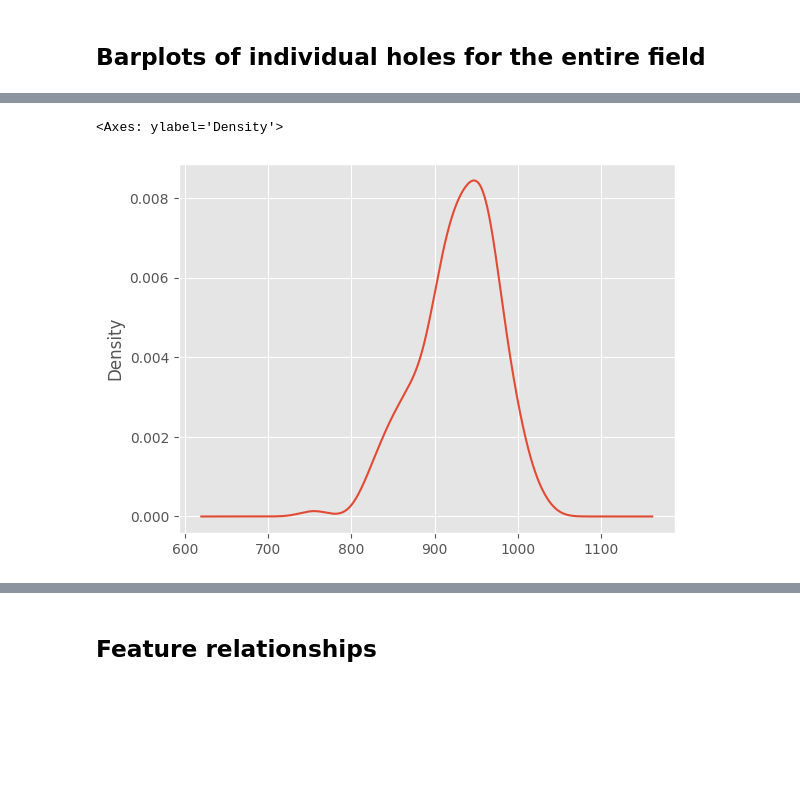
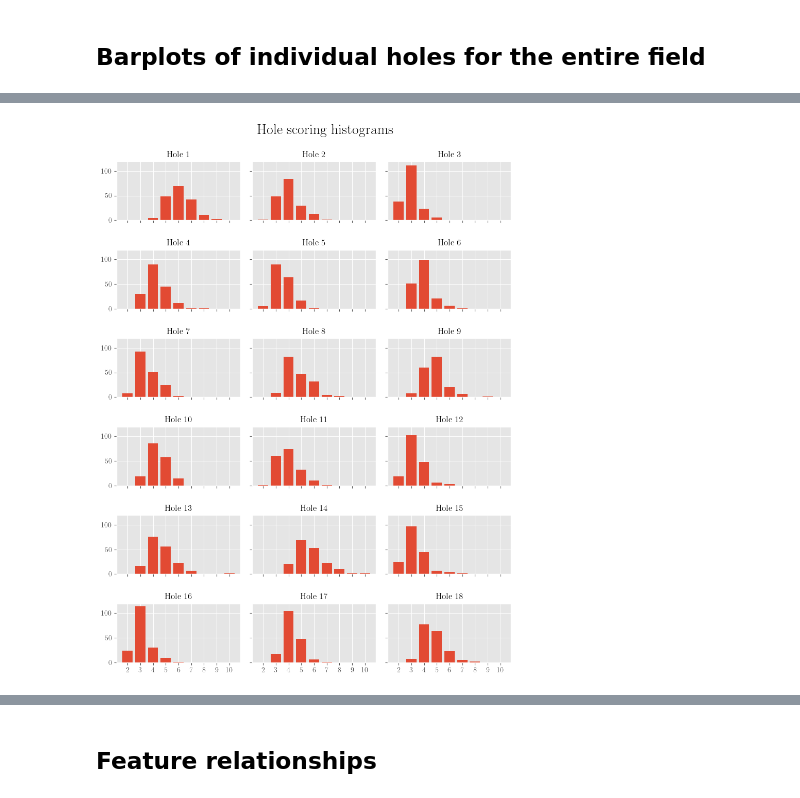
Before and after one commit to jonkracht/pdga-score-scraper, a Jupyter notebook: notebooks/2.01-jk-plots.ipynb, the cells around one changed output, grey strips where cells are left out. Cells and saved outputs as stored; diff of their text form; code cells hidden in the pictures; blank space fills up the shorter version.

```diff
--- a/notebooks/2.01-jk-plots.ipynb
+++ b/notebooks/2.01-jk-plots.ipynb
@@ -116,5 +118,28 @@ df["Hole 1"].value_counts().sort_index().plot(kind="bar")
-# %%
-df.player_rating.plot(kind='kde')
-# %% [output]
-<Axes: ylabel='Density'>
-[figure, removed]
+# %%
+max_score = df.iloc[0:, 21:].max().max()
+min_score = df.iloc[0:, 21:].min().min()
+
+vals = range(min_score, max_score + 1)
+
+fig, axs = plt.subplots(6, 3, sharex=True, sharey=True, figsize = (9, 12))
+fig.suptitle("Hole scoring histograms", fontsize=20)
+
+for i in range(18):
+
+    counts = df[f"Hole {i+1}"].value_counts().to_dict()
+    for v in vals:
+        if v not in counts.keys():
+            counts[v] = 0
+
+    ax = axs[i // 3, i%3]
+
+    ax.bar(counts.keys(), counts.values())
+    #df[f"Hole {i + 1.plot(ax=ax, kind='bar', fontsize=14, title=f"Hole {i+1}")
+    ax.set_title(f"Hole {i+1}", fontsize=12)
+    ax.set_xticks(vals)
+    #ax.set_xlabel("")
+
+fig.subplots_adjust(top=0.92, left=0.05, hspace=0.5, wspace=0.1)
+plt.show()
+# %% [output]
+[figure, added]
```
Also changed, not shown: parts of 7 cells of this notebook.
